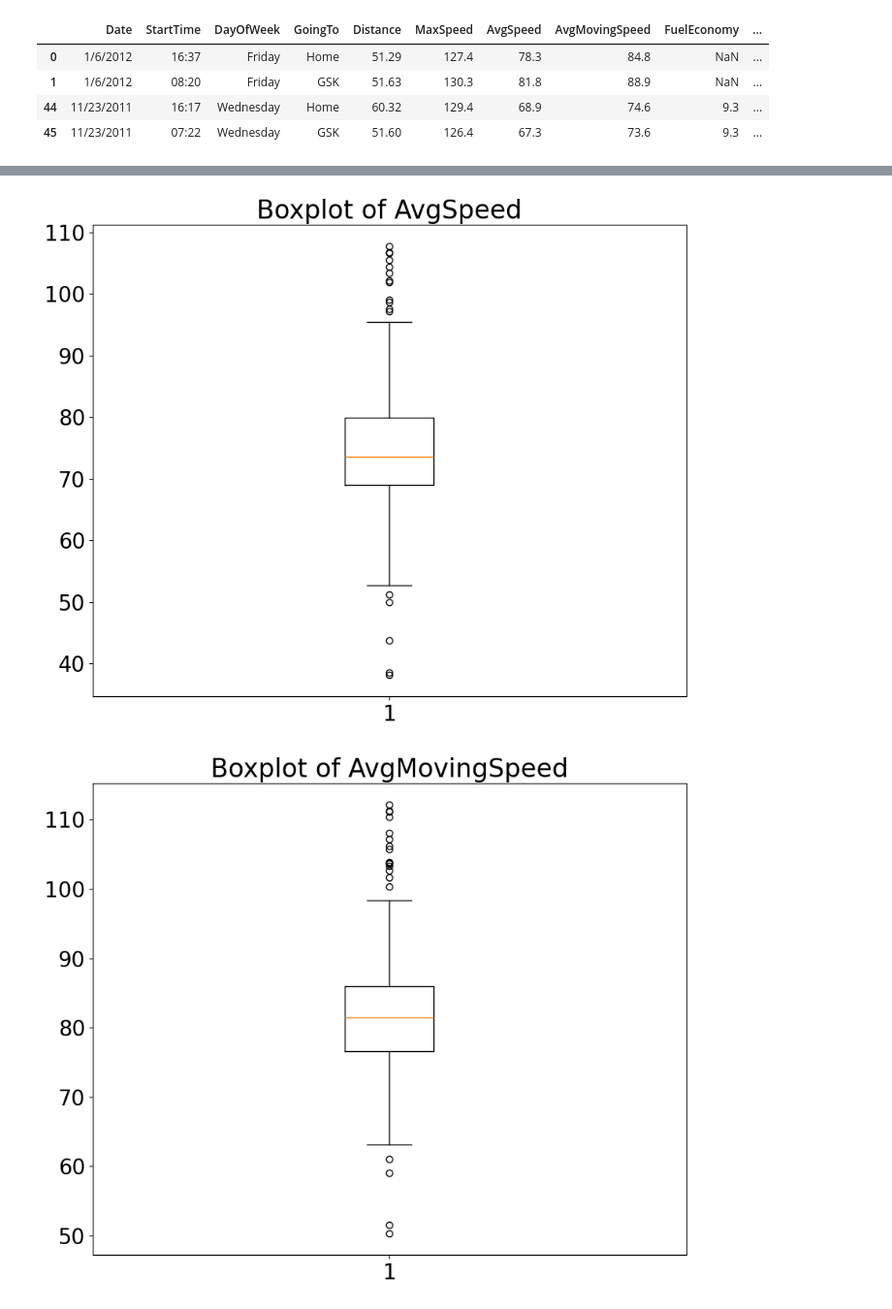
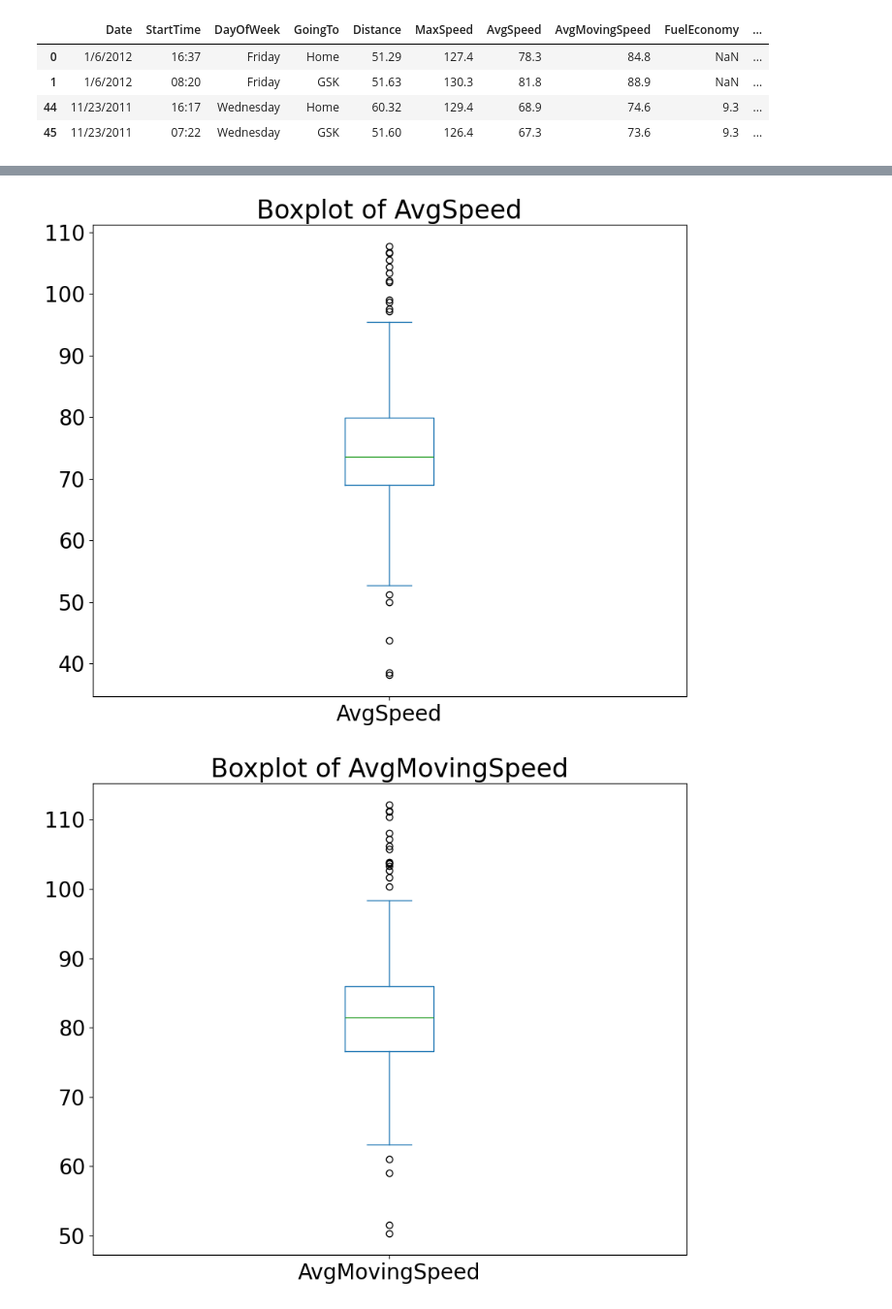
Before and after one commit to kiquefranco/bte320, a Jupyter notebook: PandasAssignment.ipynb, the cells around one changed output, grey strips where cells are left out. Shown at 97% size. Drawn from its saved outputs; the diff is of its cells as text; code cells hidden in the pictures.

```diff
--- a/PandasAssignment.ipynb
+++ b/PandasAssignment.ipynb
@@ -133,12 +141,10 @@ plt.show()
 # %%
-plt.boxplot(df['AvgSpeed'])
-plt.title('Boxplot of AvgSpeed')
+df['AvgSpeed'].plot(kind='box', title='Boxplot of AvgSpeed')
 plt.show()
 # %% [output]
-[figure, old version]
+[figure, new version]
 # %%
-plt.boxplot(df['AvgMovingSpeed'])
-plt.title('Boxplot of AvgMovingSpeed')
+df['AvgMovingSpeed'].plot(kind='box', title='Boxplot of AvgMovingSpeed')
 plt.show()
 # %% [output]
-[figure, old version]
+[figure, new version]
```
Also changed, not shown: parts of 3 cells of this notebook.
